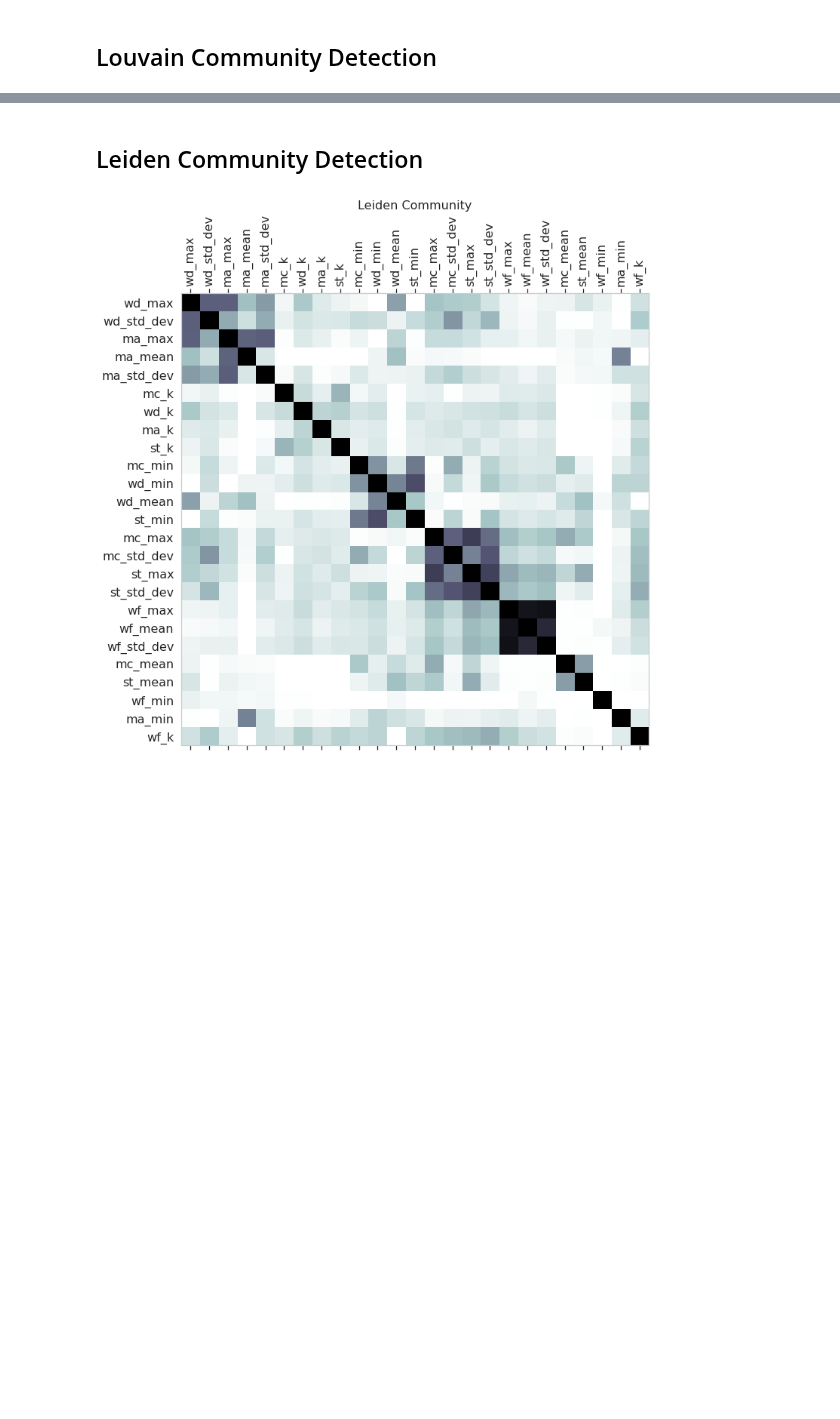
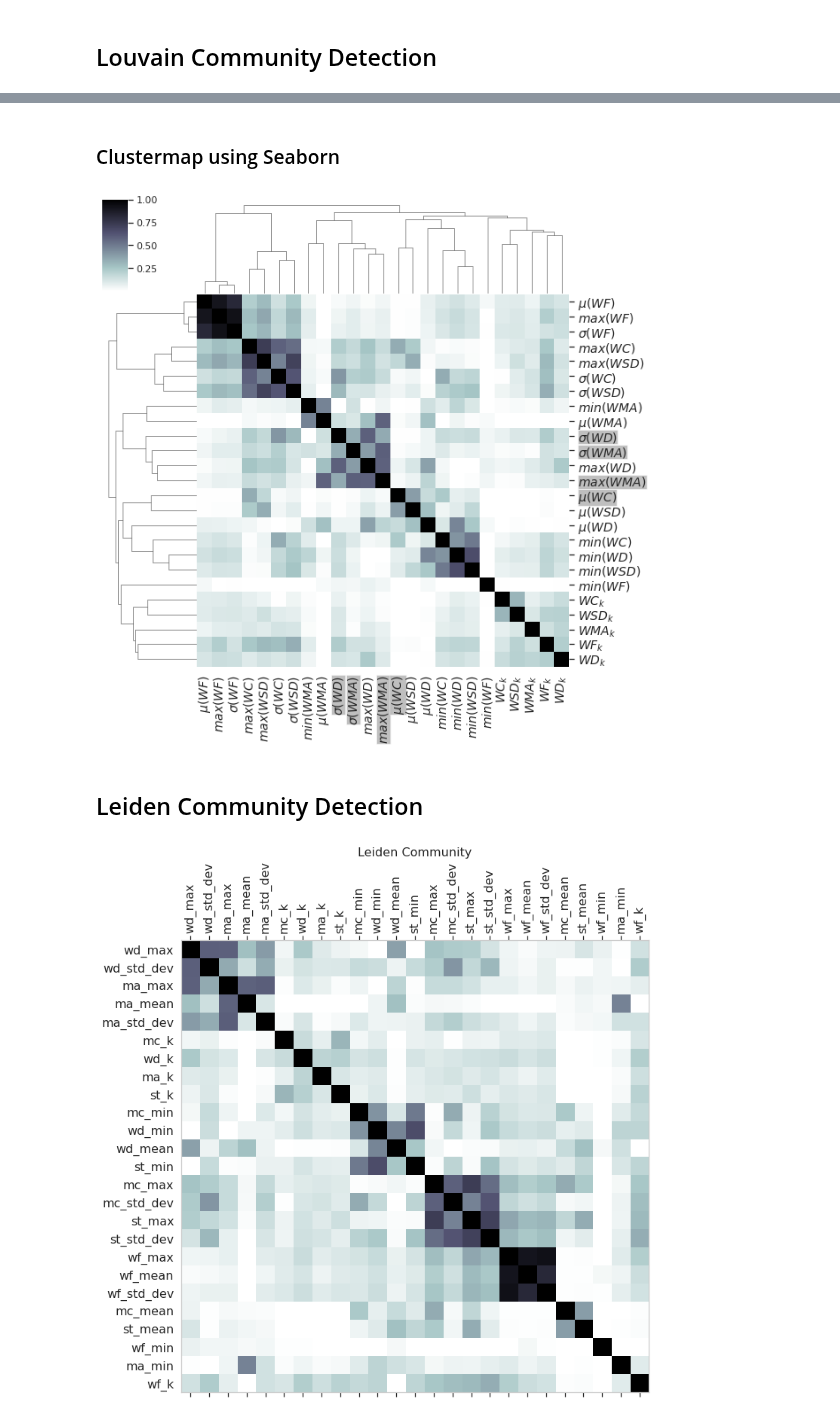
Before and after one commit to arunavanag591/odor_analysis, a Jupyter notebook: data_exploration/dataCommunitydetection.ipynb, the cells around one changed output, grey strips where cells are left out. Cells and saved outputs as stored; diff of their text form; code cells hidden in the pictures; blank space fills up the shorter version.

```diff
--- a/data_exploration/dataCommunitydetection.ipynb
+++ b/data_exploration/dataCommunitydetection.ipynb
@@ -142,3 +233,27 @@ f.savefig('../../Figure/louvain.jpeg', dpi=300, bbox_inches = "tight")
+# %% [markdown]
+### Clustermap using Seaborn
+# %%
+clustergrid = sns.clustermap(corr_mat, cmap='bone_r',figsize=(8, 8))
+
+row_indices = clustergrid.dendrogram_row.reordered_ind
+new_names = [cn[i] for i in row_indices]
+
+clustergrid.ax_heatmap.set_xticklabels(new_names, rotation=90,fontsize=14)
+clustergrid.ax_heatmap.set_yticklabels(new_names,rotation=0,fontsize=14)
+
+
+clustergrid.ax_heatmap.get_xticklabels()[13].set_bbox(dict(facecolor="gray", alpha=0.5,pad=0.1))
+clustergrid.ax_heatmap.get_xticklabels()[9].set_bbox(dict(facecolor="gray", alpha=0.5,pad=0.1))
+clustergrid.ax_heatmap.get_xticklabels()[10].set_bbox(dict(facecolor="gray", alpha=0.5,pad=0.1))
+clustergrid.ax_heatmap.get_xticklabels()[12].set_bbox(dict(facecolor="gray", alpha=0.5,pad=0.1))
+
+clustergrid.ax_heatmap.get_yticklabels()[13].set_bbox(dict(facecolor="gray", alpha=0.5,pad=0.1))
+clustergrid.ax_heatmap.get_yticklabels()[9].set_bbox(dict(facecolor="gray", alpha=0.5,pad=0.1))
+clustergrid.ax_heatmap.get_yticklabels()[10].set_bbox(dict(facecolor="gray", alpha=0.5,pad=0.1))
+clustergrid.ax_heatmap.get_yticklabels()[12].set_bbox(dict(facecolor="gray", alpha=0.5,pad=0.1))
+plt.savefig('../../Figure/dendo-matrix.jpeg', dpi=300, bbox_inches = "tight")
+# %% [output]
+[figure, added]
 # %% [markdown]
 ## Leiden Community Detection
 # %%
```
Also changed, not shown: parts of 10 cells of this notebook, 6 other files.
